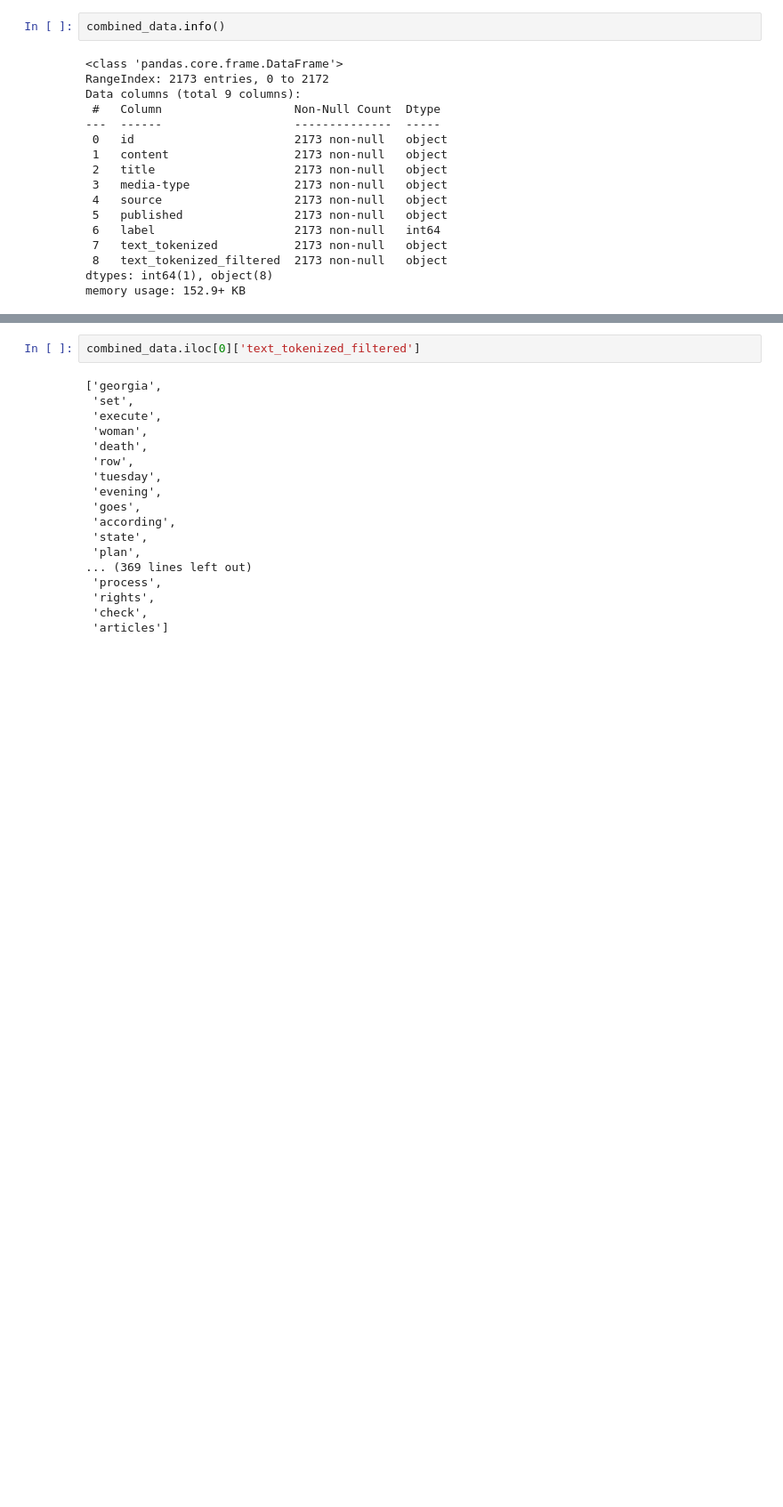
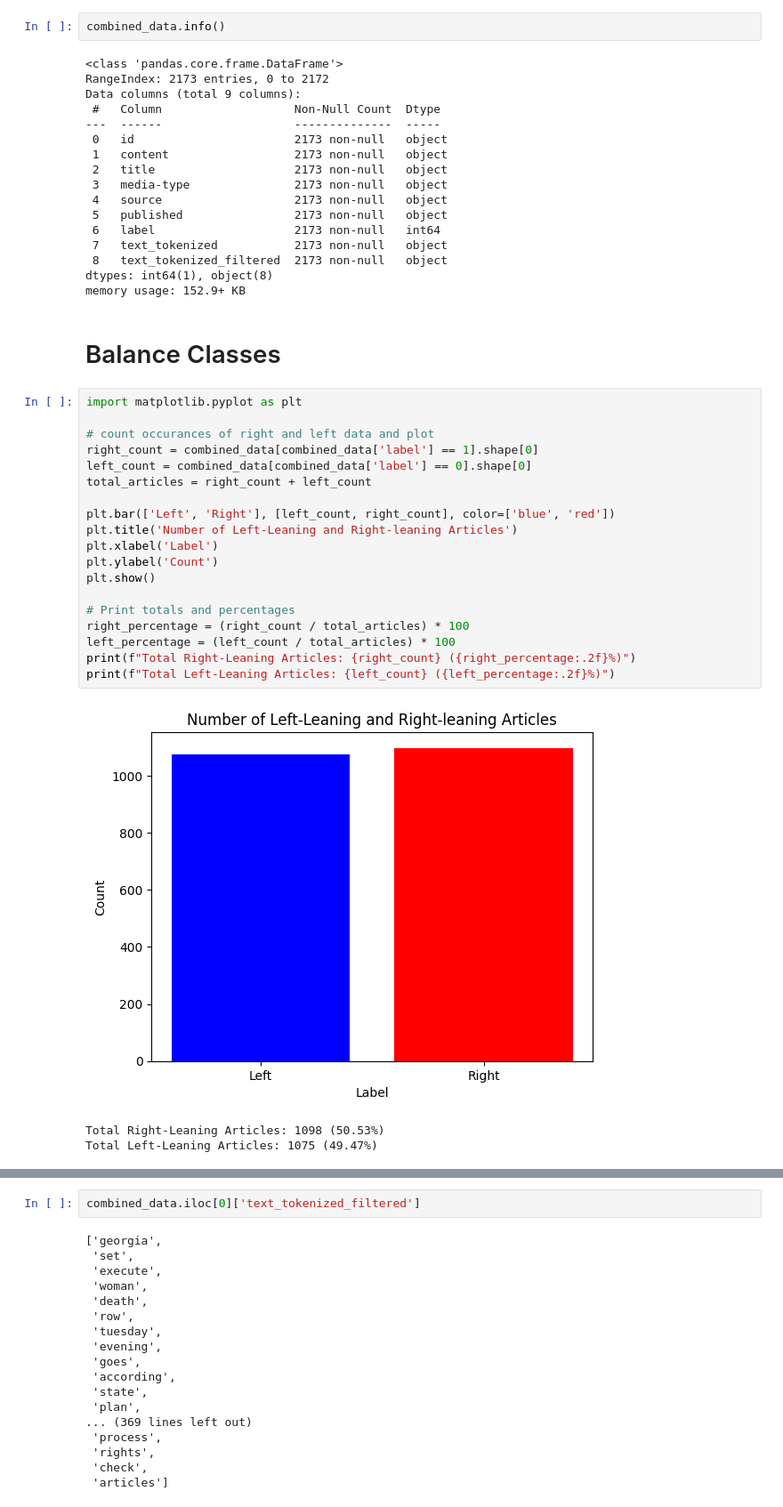
Before and after one commit to sjkim994/BigDataFinalProject, a Jupyter notebook: Left_Vs_Right.ipynb, the cells around one changed output, grey strips where cells are left out. Shown at 89% size. Saved outputs shown, nothing was run; the diff lists cells and outputs as text; blank space fills up the shorter version.

```diff
--- a/Left_Vs_Right.ipynb
+++ b/Left_Vs_Right.ipynb
@@ -97,6 +135,31 @@ Data columns (total 9 columns):
  8   text_tokenized_filtered  2173 non-null   object
 dtypes: int64(1), object(8)
 memory usage: 152.9+ KB
+# %% [markdown]
+# Balance Classes
+# %%
+import matplotlib.pyplot as plt
+
+# count occurances of right and left data and plot
+right_count = combined_data[combined_data['label'] == 1].shape[0]
+left_count = combined_data[combined_data['label'] == 0].shape[0]
+total_articles = right_count + left_count
+
+plt.bar(['Left', 'Right'], [left_count, right_count], color=['blue', 'red'])
+plt.title('Number of Left-Leaning and Right-leaning Articles')
+plt.xlabel('Label')
+plt.ylabel('Count')
+plt.show()
+
+# Print totals and percentages
+right_percentage = (right_count / total_articles) * 100
+left_percentage = (left_count / total_articles) * 100
+print(f"Total Right-Leaning Articles: {right_count} ({right_percentage:.2f}%)")
+print(f"Total Left-Leaning Articles: {left_count} ({left_percentage:.2f}%)")
+# %% [output]
+[figure, added]
+Total Right-Leaning Articles: 1098 (50.53%)
+Total Left-Leaning Articles: 1075 (49.47%)
 # %%
 import random
 
```
Also changed, not shown: parts of 23 cells of this notebook, 1 other file.
